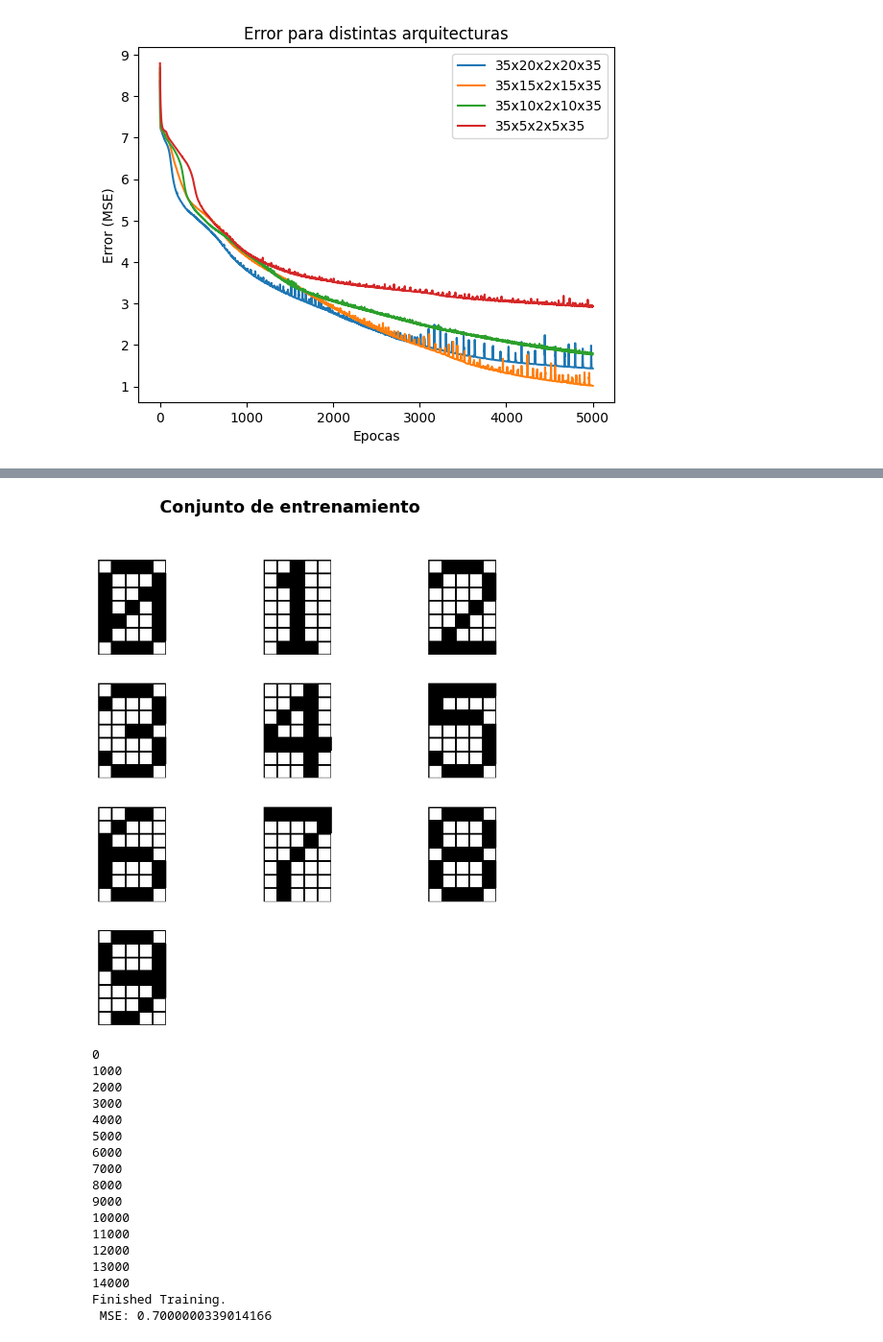
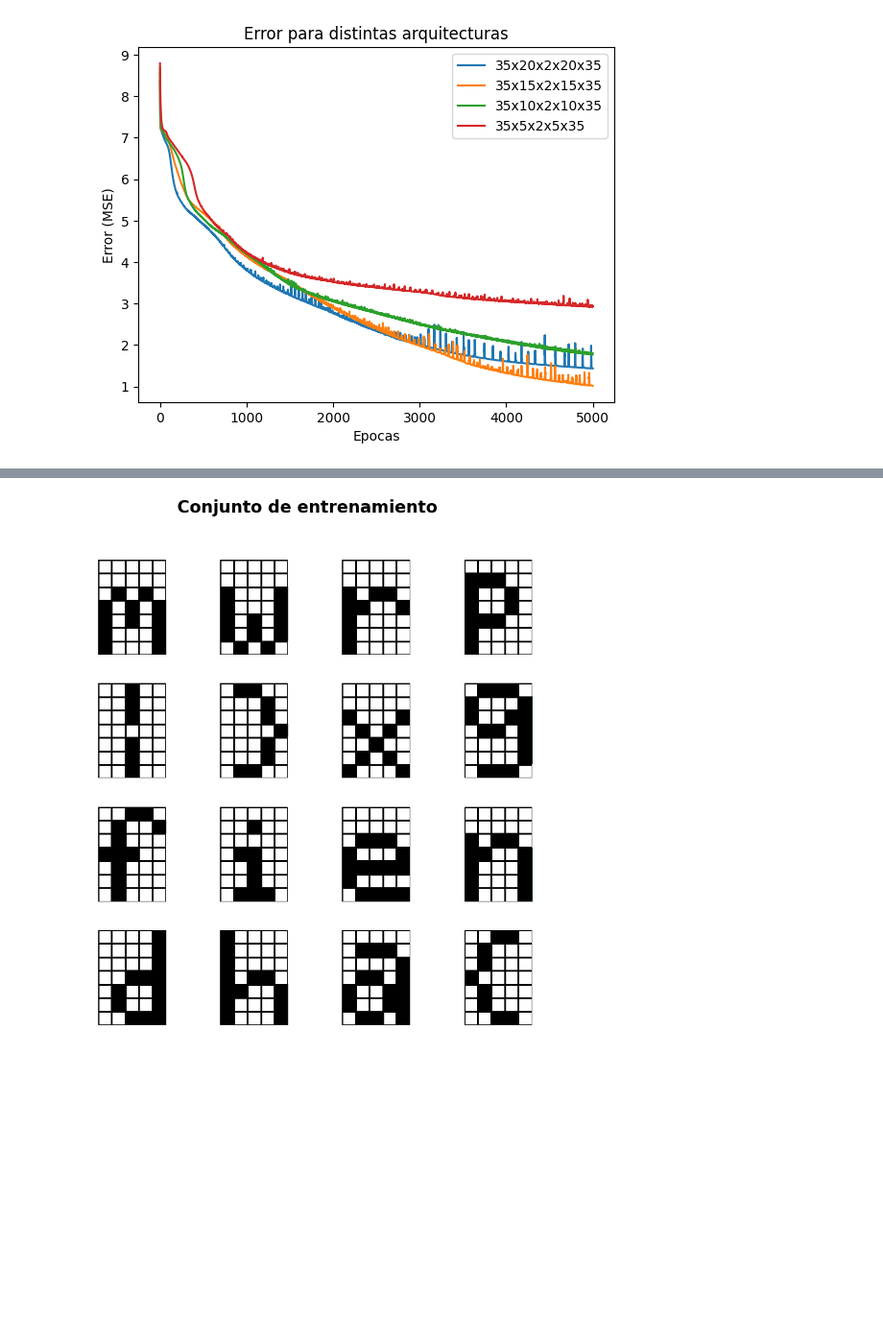
Before and after one commit to dariopenialoza/sistemasia-tp5, a Jupyter notebook: linear.ipynb, the cells around one changed output, grey strips where cells are left out. Shown at 96% size. Drawn from its saved outputs; the diff is of its cells as text; code cells hidden in the pictures; blank space fills up the shorter version.

```diff
--- a/linear.ipynb
+++ b/linear.ipynb
@@ -6,7 +8,7 @@ from src.autoencoder import Autoencoder
 from src.plots import *
 from data.font import _font_2, symbols2
 
-with open('./config_denoising.json', 'r') as f:
+with open('./config_linear.json', 'r') as f:
     data_config = json.load(f)
 
 c = DataConfig(data_config, _font_2)
@@ -50,7 +66,7 @@ from src.autoencoder import Autoencoder
 from src.plots import *
 from data.font import _font_3
 
-with open('./config_denoising.json', 'r') as f:
+with open('./config_linear.json', 'r') as f:
     data_config = json.load(f)
 
 c = DataConfig(data_config, _font_3)
@@ -105,13 +197,13 @@ from src.autoencoder import Autoencoder
 from src.plots import *
 from data.font import _font_3
 
-with open('./config_denoising.json', 'r') as f:
+with open('./config_linear.json', 'r') as f:
     data_config = json.load(f)
 
 c = DataConfig(data_config, _font_3)
 
 autoencoder = Autoencoder(c.input_data, c.input_data, c.latent_space_size,
-                        c.learning_rate, c.bias, 15000, 0.4,
+                        c.learning_rate, c.bias, 15000, 0.5,
                         c.min_error, 1, [10],
                         c.output_activation, c.hidden_activation, c.beta,
                         c.optimizer_method, c.alpha, c.beta1, c.beta2,
@@ -152,62 +246,23 @@ import numpy as np
 from src.utils import DataConfig, extract_patterns
 from src.autoencoder import Autoencoder
 from src.plots import *
-from data.font import _font_num, symbols_num
+from data.font import _font_num, symbols3, symbols_num
+
 
 with open('./config_linear.json', 'r') as f:
     data_config = json.load(f)
 
-c = DataConfig(data_config, _font_num)
+c = DataConfig(data_config, _font_3)
 
 print(c.input_data)
 
-plot_letters(c.input_data, "Conjunto de entrenamiento")
-
 autoencoder = Autoencoder(c.input_data, c.input_data, c.latent_space_size,
-                            c.learning_rate, c.bias, c.epochs, c.training_percentage,
-                            c.min_error, c.qty_hidden_layers, c.qty_nodes_in_hidden_layers,
+                            c.learning_rate, c.bias, 15000, 0.5,
+                            c.min_error, 1, [10],
                             c.output_activation, c.hidden_activation, c.beta,
                             c.optimizer_method, c.alpha, c.beta1, c.beta2,
                             c.epsilon)
-autoencoder.train()
+mse_errors, total_epochs = autoencoder.train()
 
-char_to_generate = []
-char_to_print = []
-idxs = np.random.choice(len(c.input_data), size=2, replace=False)
-
-for idx in idxs:
-    char_to_generate.append(c.input_data[idx])
-
-value1 = autoencoder.latent_space(char_to_generate[0])
-value2 = autoencoder.latent_space(char_to_generate[1])
-punto_1_4 = value1 + 0.25 * (value2 - value1)
-punto_1_2 = value1 + 0.5 * (value2 - value1)
-punto_3_4 = value1 + 0.75 * (value2 - value1)
-
-list = []
-
-for i, num in enumerate(c.input_data):
-    list.append(autoencoder.latent_space(num))
-    char_to_print.append(symbols_num[i])
-
-list.append(punto_1_4)
-list.append(punto_1_2)
-list.append(punto_3_4)
-
-char_to_print.append("1/4")
-char_to_print.append("1/2")
-char_to_print.append("3/4")
-
-plot_latent_space(np.array(list), char_to_print)
-
-p1 = autoencoder.predict_latent_space(punto_1_4)
-p2 = autoencoder.predict_latent_space(punto_1_2)
-p3 = autoencoder.predict_latent_space(punto_3_4)
-
-char_to_generate.append(p1)
-char_to_generate.append(p2)
-char_to_generate.append(p3)
-
-
-plot_letters(char_to_generate, "Espacio latente medio")
+plot_letters(autoencoder.train_input_data, "Conjunto de entrenamiento")
 # %% [output]
@@ -224,18 +286 @@ plot_letters(char_to_generate, "Espacio latente medio")
-[figure, old version]
+[figure, new version]
-0
-1000
-2000
-3000
-4000
-5000
-6000
-7000
-8000
-9000
-10000
-11000
-12000
-13000
-14000
-Finished Training.
- MSE: 0.7000000339014166
```
Also changed, not shown: parts of 10 cells of this notebook, 4 other files.
